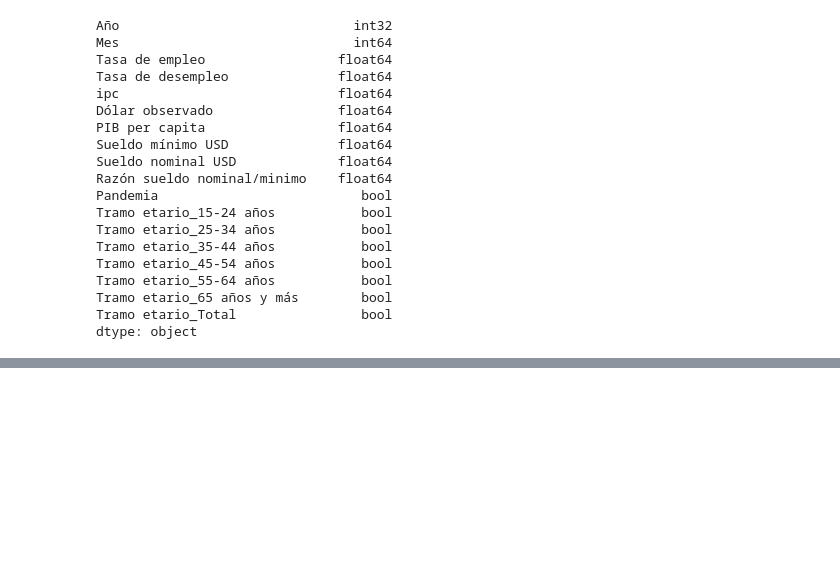
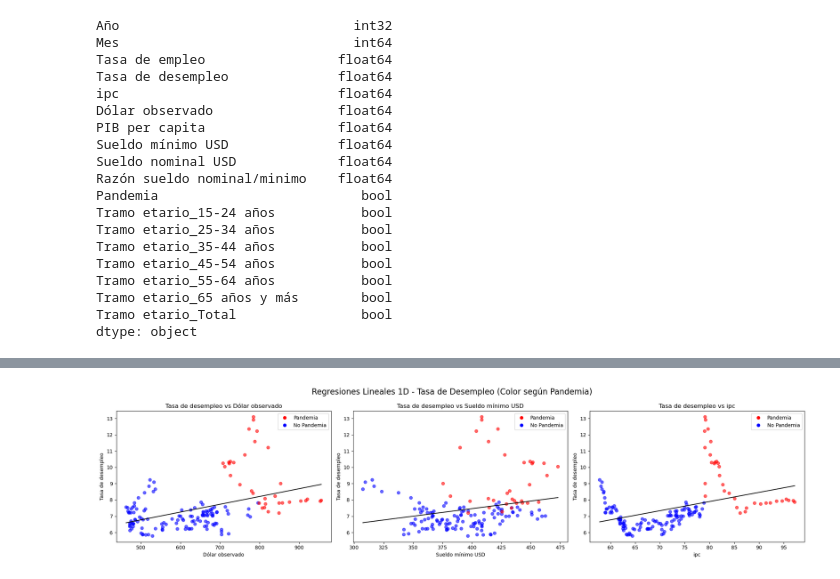
Before and after one commit to Martinosky/Proyecto_Mineria, a Jupyter notebook: Proyecto.ipynb, the cells around one changed output, grey strips where cells are left out. Cells and saved outputs as stored; diff of their text form; code cells hidden in the pictures; blank space fills up the shorter version.

```diff
--- a/Proyecto.ipynb
+++ b/Proyecto.ipynb
@@ -298,0 +360,52 @@ See the caveats in the documentation: https://pandas.pydata.org/pandas-docs/stab
+# %%
+from sklearn.metrics import r2_score
+import numpy as np
+
+# Asegurarse que la columna Pandemia esté en formato booleano
+df_total["Pandemia"] = df_total["Pandemia"].astype(bool)
+
+# Variables dependiente e independientes
+y_var = "Tasa de desempleo"
+x_vars = ["Dólar observado", "Sueldo mínimo USD", "ipc",]
+
+# Crear subplots
+fig, axes = plt.subplots(1, 3, figsize=(20, 5))
+
+for i, x_var in enumerate(x_vars):
+    # Eliminar filas con nulos
+    df_clean = df_total[[x_var, y_var, "Pandemia"]].dropna()
+
+    # Datos
+    X = df_clean[[x_var]].values
+    y = df_clean[y_var].values
+    color = df_clean["Pandemia"].map({True: "red", False: "blue"}).values
+
+    # Ajustar modelo de regresión
+    model = LinearRegression()
+    model.fit(X, y)
+
+    # Predicción
+    x_range = np.linspace(X.min(), X.max(), 100).reshape(-1, 1)
+    y_pred = model.predict(x_range)
+
+    # R²
+    r2 = r2_score(y, model.predict(X))
+
+    # Graficar
+    ax = axes[i]
+    ax.scatter(X, y, c=color, alpha=0.6, label="Datos")
+    ax.plot(x_range, y_pred, color="black", label=f"Regresión (R² = {r2:.2f})")
+    ax.set_xlabel(x_var)
+    ax.set_ylabel(y_var)
+    ax.set_title(f"{y_var} vs {x_var}")
+    handles = [
+        plt.Line2D([0], [0], marker='o', color='w', label='Pandemia', markerfacecolor='red', markersize=8),
+        plt.Line2D([0], [0], marker='o', color='w', label='No Pandemia', markerfacecolor='blue', markersize=8)
+    ]
+    ax.legend(handles=handles)
+
+plt.suptitle("Regresiones Lineales 1D - Tasa de Desempleo (Color según Pandemia)", fontsize=16)
+plt.tight_layout()
+plt.show()
+# %% [output]
+[figure, added]
```
Also changed, not shown: parts of 15 cells of this notebook.
